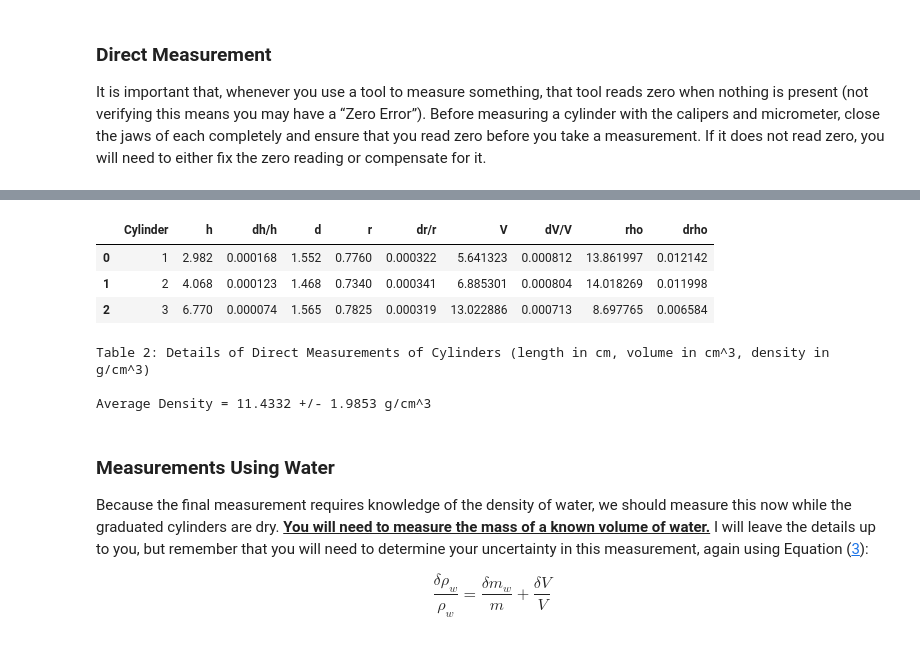
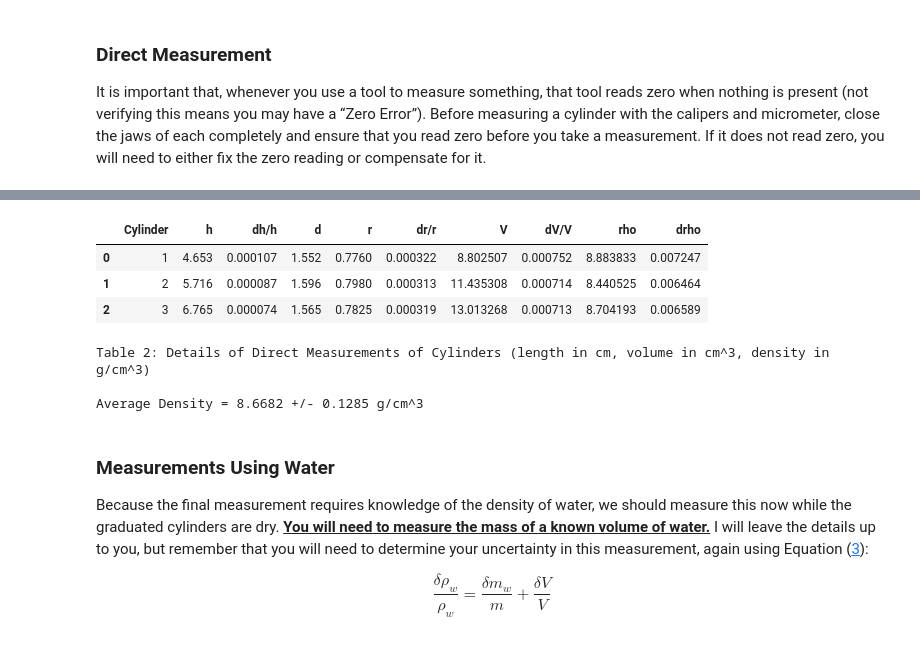
Before and after one commit to JacobRojas25/Phys201L, a Jupyter notebook: labs/Lab01_Density/Lab01_Density.ipynb, the cells around one changed output, grey strips where cells are left out. Drawn from its saved outputs; the diff is of its cells as text; code cells hidden in the pictures.

```diff
--- a/labs/Lab01_Density/Lab01_Density.ipynb
+++ b/labs/Lab01_Density/Lab01_Density.ipynb
@@ -390,9 +390,9 @@ df2['Cylinder'] = df2['Cylinder'].astype(int)
 #### Enter Raw Data Here!!!!!!!!!!!!!! ####
 
 # measurements of the height and diameter of each cylinder (watch your units!)
-df2['h'] = [2.9820, 4.0680, 6.7700]
+df2['h'] = [4.6530, 5.716, 6.7650]
 
-df2['d'] = [1.5520, 1.4680, 1.5650]
+df2['d'] = [1.5520, 1.596, 1.5650]
 
 
 # uncertainties in height and diameter
@@ -405,39 +405,39 @@ delta_d = 0.0005
 
 # Calculate the various columns
 df2['dh/h'] = delta_h/df2['h']
 df2['r'] = df2['d']/2.0
 
 # From equation 11 in the theory section
 df2['dr/r'] = delta_d/df2['d']
 
 # From equation 4 in the theory section
 df2['V'] = np.pi*df2['r']**2*df2['h']
 
 # From equation 6 in the theory section
 df2['dV/V'] = 2.0*df2['dr/r'] + df2['dh/h']
 
 # From equation 1 in the theory section
 df2['rho'] = df1['M']/df2['V']
 
 # From equation 2 in the theory section
 df2['drho'] = df2['rho']*(df1['dM/M'] + df2['dV/V'])
 
 rho_bar2,delta_rho2 = weighted_average(df2['rho'],df2['drho'],1)
 
 # Display the dataframe
 display(df2)
 print ("Table 2: Details of Direct Measurements of Cylinders (length in cm, volume in cm^3, density in g/cm^3)")
 print("")
 print ("Average Density = %0.4f +/- %0.4f g/cm^3" %
        (rho_bar2,delta_rho2))
 # %% [output]
 |  | Cylinder | h | dh/h | d | r | dr/r | V | dV/V | rho | drho |
-| 0 | 1 | 2.982 | 0.000168 | 1.552 | 0.7760 | 0.000322 | 5.641323 | 0.000812 | 13.861997 | 0.012142 |
-| 1 | 2 | 4.068 | 0.000123 | 1.468 | 0.7340 | 0.000341 | 6.885301 | 0.000804 | 14.018269 | 0.011998 |
-| 2 | 3 | 6.770 | 0.000074 | 1.565 | 0.7825 | 0.000319 | 13.022886 | 0.000713 | 8.697765 | 0.006584 |
+| 0 | 1 | 4.653 | 0.000107 | 1.552 | 0.7760 | 0.000322 | 8.802507 | 0.000752 | 8.883833 | 0.007247 |
+| 1 | 2 | 5.716 | 0.000087 | 1.596 | 0.7980 | 0.000313 | 11.435308 | 0.000714 | 8.440525 | 0.006464 |
+| 2 | 3 | 6.765 | 0.000074 | 1.565 | 0.7825 | 0.000319 | 13.013268 | 0.000713 | 8.704193 | 0.006589 |
 Table 2: Details of Direct Measurements of Cylinders (length in cm, volume in cm^3, density in g/cm^3)
 
-Average Density = 11.4332 +/- 1.9853 g/cm^3
+Average Density = 8.6682 +/- 0.1285 g/cm^3
 # %% [markdown]
 ### Measurements Using Water
 Because the final measurement requires knowledge of the density of water, we should measure this now while the graduated cylinders are dry. **<u>You will need to measure the mass of a known volume of water.</u>** I will leave the details up to you, but remember that you will need to determine your uncertainty in this measurement, again using Equation ([3](#mjx-eqn)):
```
Also changed, not shown: parts of 7 cells of this notebook.
